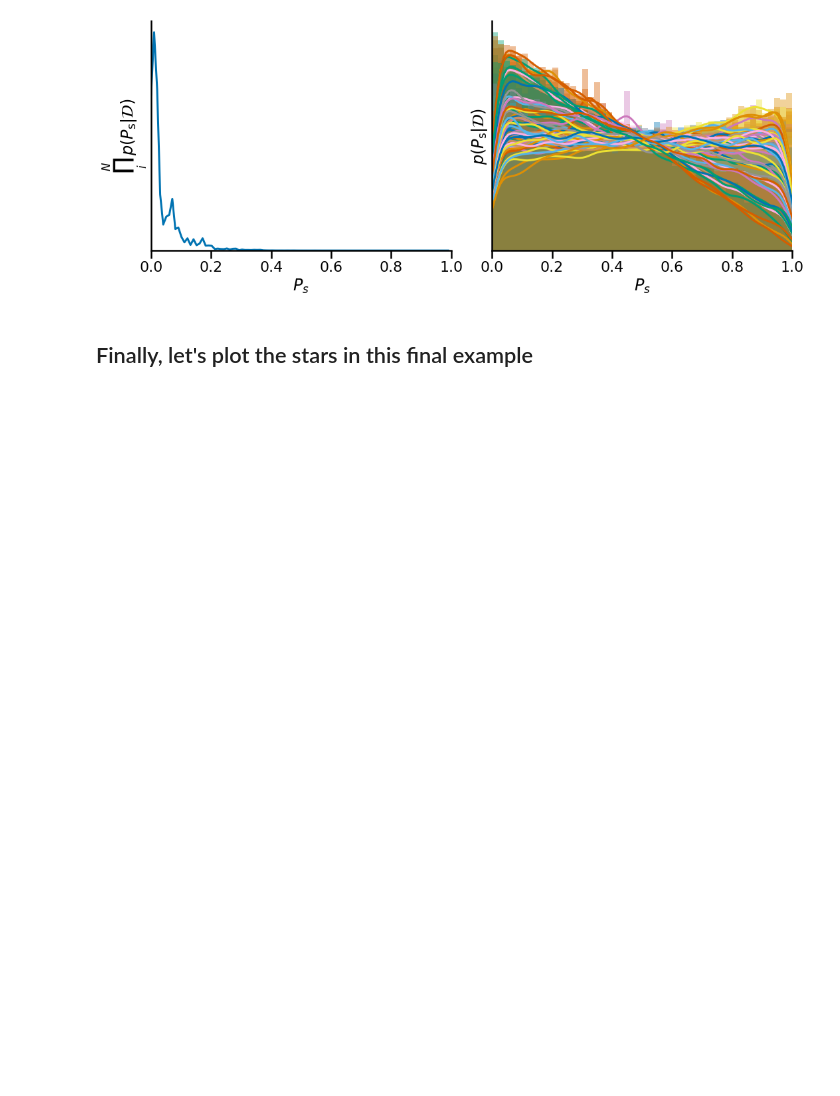
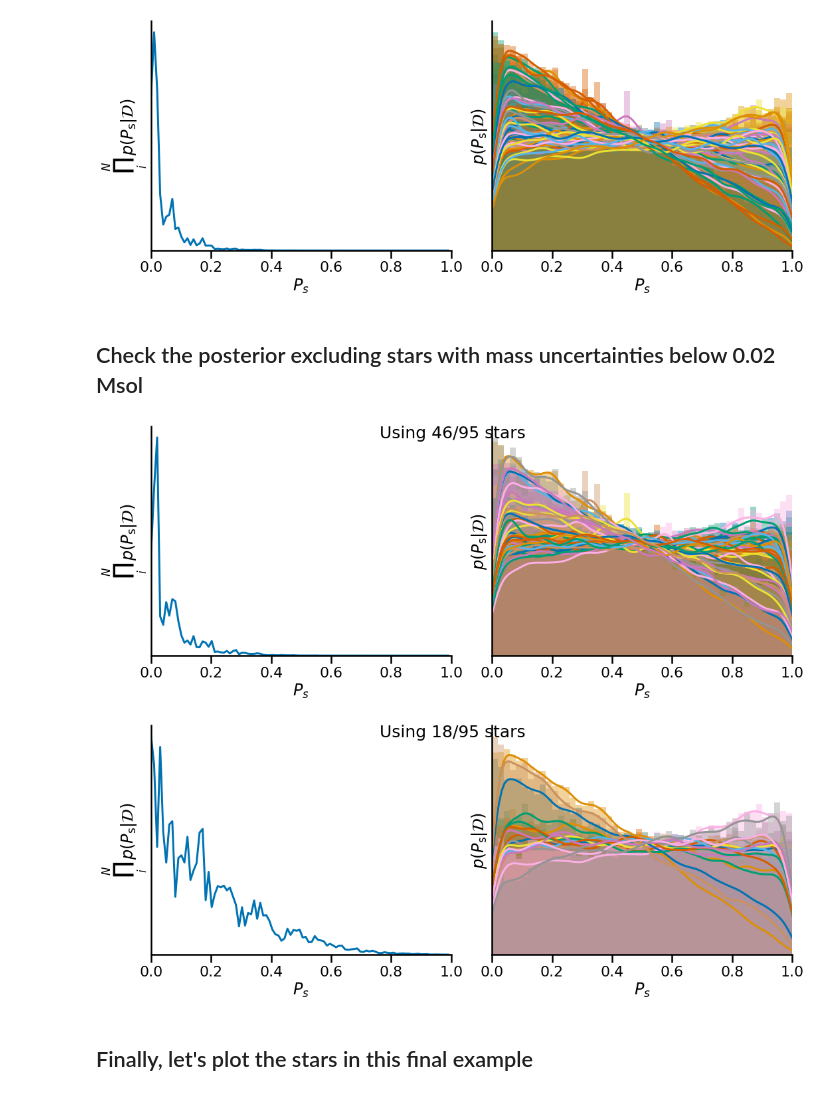
Before and after one commit to ojhall94/malatium, a Jupyter notebook: models/consolidate.ipynb, the cells around one changed output. Drawn from its saved outputs; the diff is of its cells as text; code cells hidden in the pictures; blank space fills up the shorter version.

```diff
--- a/models/consolidate.ipynb
+++ b/models/consolidate.ipynb
@@ -378,6 +378,54 @@ plt.savefig('/home/oliver/Dropbox/Apps/Overleaf/Malatium/Images/modelresults.pdf
 plt.show()
 # %% [output]
 [figure]
+# %% [markdown]
+## Check the posterior excluding stars with mass uncertainties below 0.02 Msol
+# %%
+fin = ati[fsel]
+sel = (fin.upmodmass > 0.02) & (fin.lomodmass > 0.02)
+
+fig, ax = plt.subplots(1, 2, figsize=(15,6))
+ax[0].plot(bins[:-1], np.prod(hists_sel_cov[sel], axis=0))
+ax[0].set_xlabel(r'$P_s$')
+ax[0].set_ylabel(r'$\prod_i^N\ p(P_{\rm{s}} | \mathcal{D})$')
+ax[0].get_yaxis().set_ticks([])
+ax[0].set_xlim(0, 1)
+ax[0].set_ylim(0)
+for n in f_post_pa[sel]:
+    sns.distplot(n, ax=ax[1])
+ax[1].set_ylabel(r'$p(P_{\rm{s}} | \mathcal{D})$')
+ax[1].set_xlabel(r'$P_s$')
+ax[1].set_xlim(0, 1)
+ax[1].get_yaxis().set_ticks([])
+sns.despine()
+
+fig.suptitle(fr'Using {len(hists_sel_cov[sel])}/95 stars', fontsize=25)
+fig.tight_layout()
+plt.show()
+fin = ati[fsel]
+sel = (fin.upmodmass > 0.02) & (fin.lomodmass > 0.02)
+
+fig, ax = plt.subplots(1, 2, figsize=(15,6))
+ax[0].plot(bins[:-1], np.prod(hists_sel_cov[~sel], axis=0))
+ax[0].set_xlabel(r'$P_s$')
+ax[0].set_ylabel(r'$\prod_i^N\ p(P_{\rm{s}} | \mathcal{D})$')
+ax[0].get_yaxis().set_ticks([])
+ax[0].set_xlim(0, 1)
+ax[0].set_ylim(0)
+for n in f_post_pa[~sel]:
+    sns.distplot(n, ax=ax[1])
+ax[1].set_ylabel(r'$p(P_{\rm{s}} | \mathcal{D})$')
+ax[1].set_xlabel(r'$P_s$')
+ax[1].set_xlim(0, 1)
+ax[1].get_yaxis().set_ticks([])
+sns.despine()
+
+fig.suptitle(fr'Using {len(hists_sel_cov[~sel])}/95 stars', fontsize=25)
+fig.tight_layout()
+plt.show()
+# %% [output]
+[figure, added]
+[figure, added]
 # %% [markdown]
 ## Finally, let's plot the stars in this final example
 # %%
```
Also changed, not shown: parts of 2 cells of this notebook, 1 other file.
